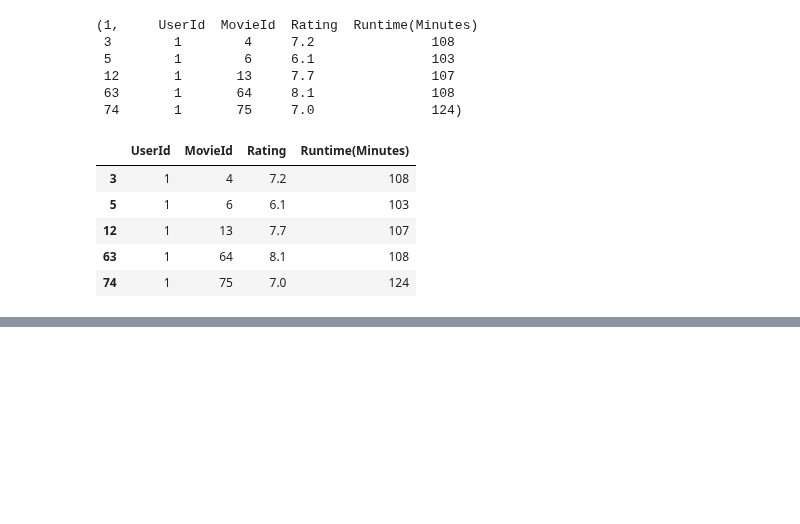
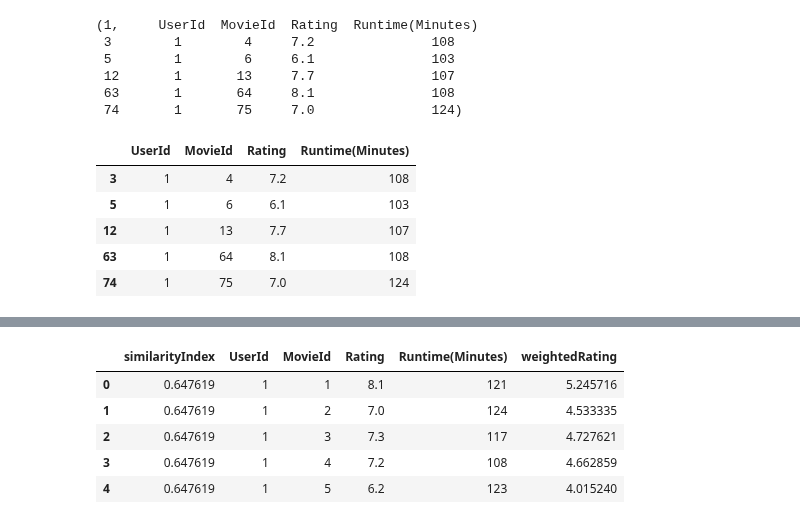
Before and after one commit to Ihbar1/ihbar.github.io, a Jupyter notebook: praktikum_sistem_rekomendasi.ipynb, the cells around one changed output, grey strips where cells are left out. Drawn from its saved outputs; the diff is of its cells as text; code cells hidden in the pictures; blank space fills up the shorter version.

```diff
--- a/praktikum_sistem_rekomendasi.ipynb
+++ b/praktikum_sistem_rekomendasi.ipynb
@@ -229,0 +262,3 @@ userSubsetGroup[0][1]
+# %%
+adjustedDF = pd.DataFrame.from_dict(AdjustedCosineSimilarity, orient='index')
+adjustedDF.head()
@@ -229,0 +268,5 @@ userSubsetGroup[0][1]
+# %%
+adjustedDF.columns = ['similarityIndex']
+adjustedDF['UserId'] = adjustedDF.index
+adjustedDF.index = range(len(adjustedDF))
+adjustedDF.head()
@@ -229,0 +276,3 @@ userSubsetGroup[0][1]
+# %%
+topItems=adjustedDF.sort_values(by='similarityIndex', ascending=False)
+topItems.head()
@@ -229,0 +282,3 @@ userSubsetGroup[0][1]
+# %%
+topItemsRating = topItems.merge(ratings, left_on='UserId', right_on='UserId', how='inner')
+topItemsRating.head()
@@ -229,0 +292,11 @@ userSubsetGroup[0][1]
+# %%
+# mengalikan nilai kesamaan dengan nilai rating
+topItemsRating['weightedRating'] = topItemsRating['similarityIndex']*topItemsRating['Rating']
+topItemsRating.head()
+# %% [output]
+|  | similarityIndex | UserId | MovieId | Rating | Runtime(Minutes) | weightedRating |
+| 0 | 0.647619 | 1 | 1 | 8.1 | 121 | 5.245716 |
+| 1 | 0.647619 | 1 | 2 | 7.0 | 124 | 4.533335 |
+| 2 | 0.647619 | 1 | 3 | 7.3 | 117 | 4.727621 |
+| 3 | 0.647619 | 1 | 4 | 7.2 | 108 | 4.662859 |
+| 4 | 0.647619 | 1 | 5 | 6.2 | 123 | 4.015240 |
```
Also changed, not shown: parts of 13 cells of this notebook.
